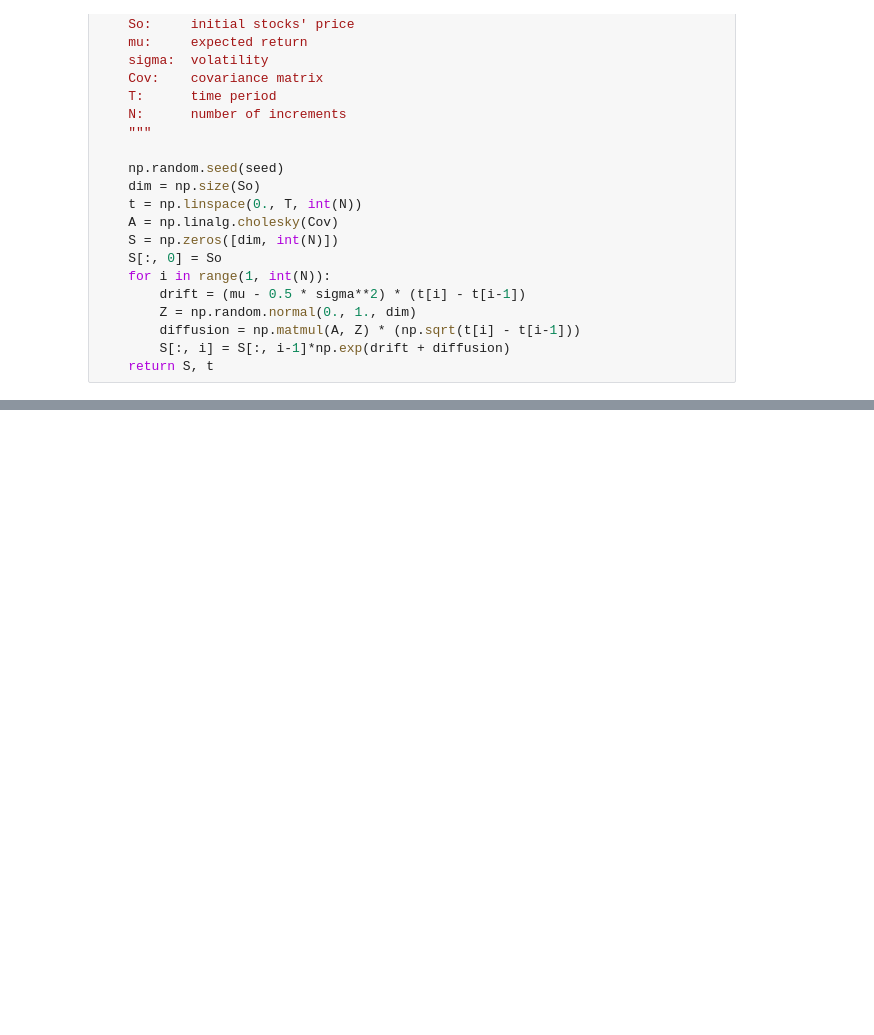
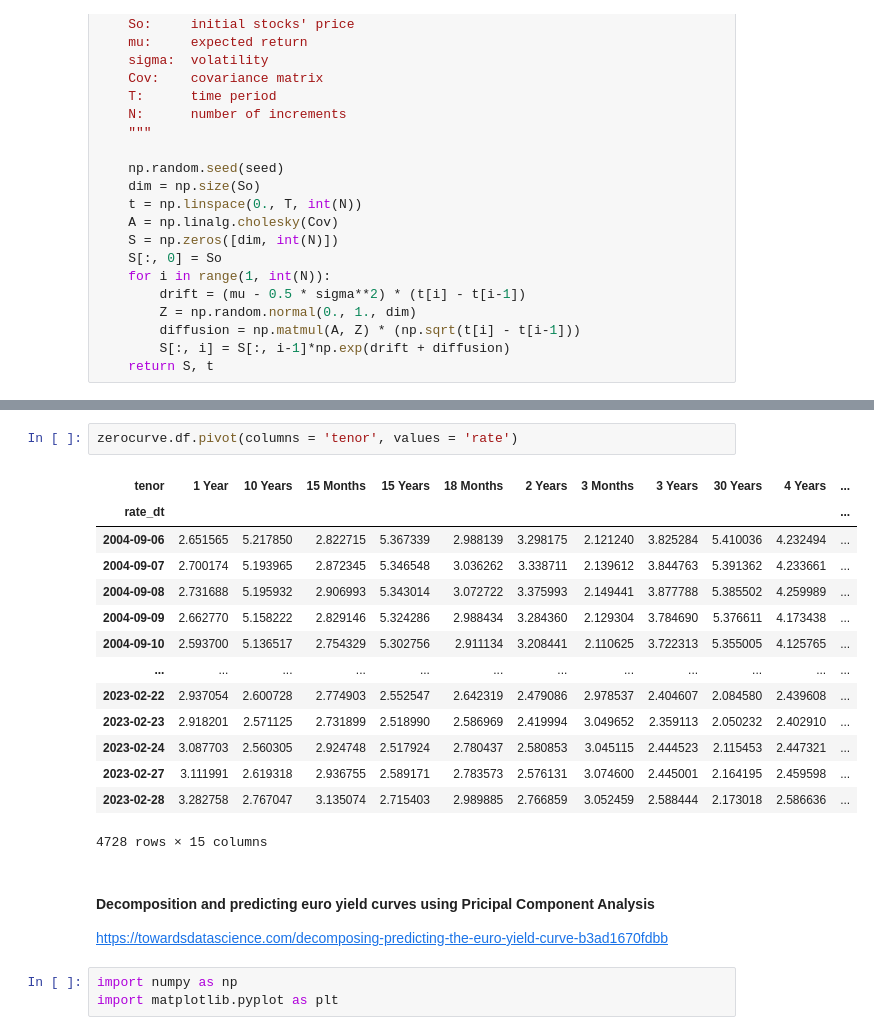
Before and after one commit to Merijn68/rl-alm, a Jupyter notebook: notebooks/Portfolio simulation using GBM.ipynb, the cells around one changed output, grey strips where cells are left out. Saved outputs shown, nothing was run; the diff lists cells and outputs as text; blank space fills up the shorter version.

Commit message:
simulate rate movements

```diff
--- a/notebooks/Portfolio simulation using GBM.ipynb
+++ b/notebooks/Portfolio simulation using GBM.ipynb
@@ -96,0 +148,23 @@ plt.show()
+# %%
+zerocurve.df.pivot(columns = 'tenor', values = 'rate')
+# %% [output]
+| tenor | 1 Year | 10 Years | 15 Months | 15 Years | 18 Months | 2 Years | 3 Months | 3 Years | 30 Years | 4 Years | ... |
+| rate_dt |  |  |  |  |  |  |  |  |  |  | ... |
+| 2004-09-06 | 2.651565 | 5.217850 | 2.822715 | 5.367339 | 2.988139 | 3.298175 | 2.121240 | 3.825284 | 5.410036 | 4.232494 | ... |
+| 2004-09-07 | 2.700174 | 5.193965 | 2.872345 | 5.346548 | 3.036262 | 3.338711 | 2.139612 | 3.844763 | 5.391362 | 4.233661 | ... |
+| 2004-09-08 | 2.731688 | 5.195932 | 2.906993 | 5.343014 | 3.072722 | 3.375993 | 2.149441 | 3.877788 | 5.385502 | 4.259989 | ... |
+| 2004-09-09 | 2.662770 | 5.158222 | 2.829146 | 5.324286 | 2.988434 | 3.284360 | 2.129304 | 3.784690 | 5.376611 | 4.173438 | ... |
+| 2004-09-10 | 2.593700 | 5.136517 | 2.754329 | 5.302756 | 2.911134 | 3.208441 | 2.110625 | 3.722313 | 5.355005 | 4.125765 | ... |
+| ... | ... | ... | ... | ... | ... | ... | ... | ... | ... | ... | ... |
+| 2023-02-22 | 2.937054 | 2.600728 | 2.774903 | 2.552547 | 2.642319 | 2.479086 | 2.978537 | 2.404607 | 2.084580 | 2.439608 | ... |
+| 2023-02-23 | 2.918201 | 2.571125 | 2.731899 | 2.518990 | 2.586969 | 2.419994 | 3.049652 | 2.359113 | 2.050232 | 2.402910 | ... |
+| 2023-02-24 | 3.087703 | 2.560305 | 2.924748 | 2.517924 | 2.780437 | 2.580853 | 3.045115 | 2.444523 | 2.115453 | 2.447321 | ... |
+| 2023-02-27 | 3.111991 | 2.619318 | 2.936755 | 2.589171 | 2.783573 | 2.576131 | 3.074600 | 2.445001 | 2.164195 | 2.459598 | ... |
+| 2023-02-28 | 3.282758 | 2.767047 | 3.135074 | 2.715403 | 2.989885 | 2.766859 | 3.052459 | 2.588444 | 2.173018 | 2.586636 | ... |
+4728 rows × 15 columns
+# %% [markdown]
+#### Decomposition and predicting euro yield curves using Pricipal Component Analysis
+https://towardsdatascience.com/decomposing-predicting-the-euro-yield-curve-b3ad1670fdbb
+# %%
+import numpy as np
+import matplotlib.pyplot as plt
```
Also changed, not shown: parts of 10 cells of this notebook, 21 other files.
